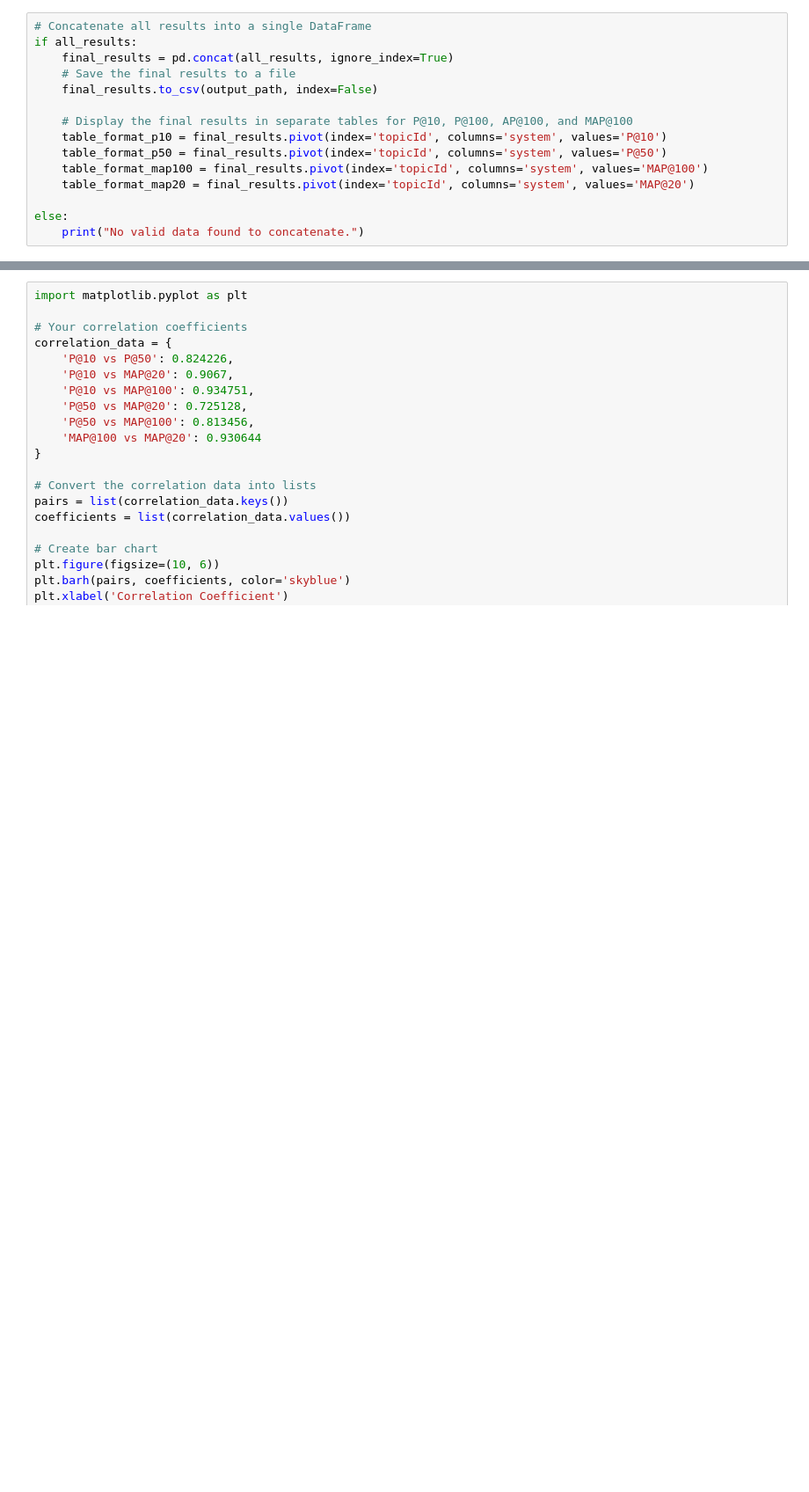
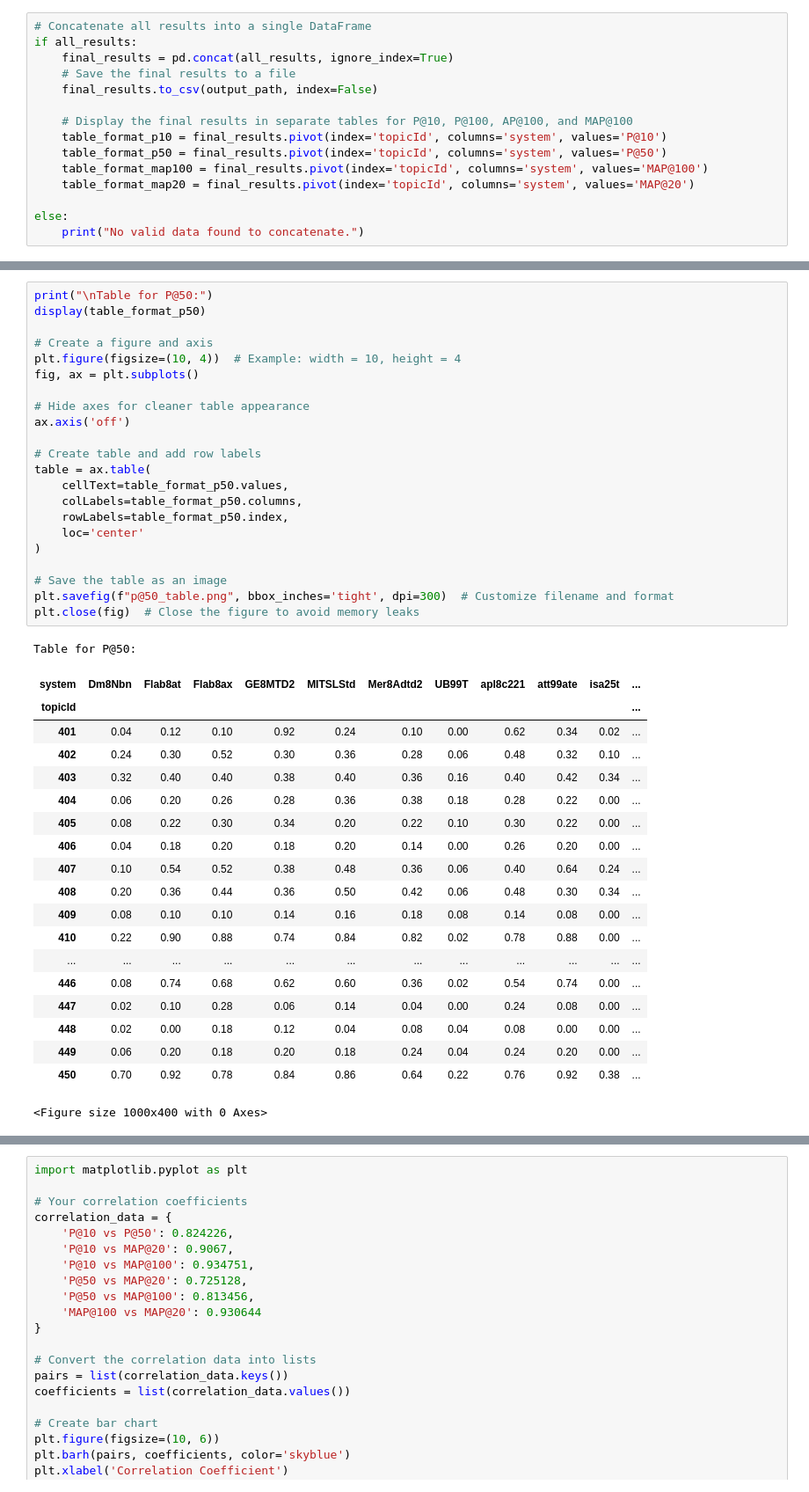
Before and after one commit to wnsyarina/IR, a Jupyter notebook: precisionAndMap.ipynb, the cells around one changed output, grey strips where cells are left out. Shown: that part at 88% size. Cells and saved outputs as stored; diff of their text form; blank space fills up the shorter version.

```diff
--- a/precisionAndMap.ipynb
+++ b/precisionAndMap.ipynb
@@ -189,0 +151,43 @@ topicId
+# %%
+print("\nTable for P@50:")
+display(table_format_p50)
+
+# Create a figure and axis
+plt.figure(figsize=(10, 4))  # Example: width = 10, height = 4
+fig, ax = plt.subplots()
+
+# Hide axes for cleaner table appearance
+ax.axis('off')
+
+# Create table and add row labels
+table = ax.table(
+    cellText=table_format_p50.values,
+    colLabels=table_format_p50.columns,
+    rowLabels=table_format_p50.index,
+    loc='center'
+)
+
+# Save the table as an image
+plt.savefig(f"p@50_table.png", bbox_inches='tight', dpi=300)  # Customize filename and format
+plt.close(fig)  # Close the figure to avoid memory leaks
+# %% [output]
+Table for P@50:
+| system | Dm8Nbn | Flab8at | Flab8ax | GE8MTD2 | MITSLStd | Mer8Adtd2 | UB99T | apl8c221 | att99ate | isa25t | ... |
+| topicId |  |  |  |  |  |  |  |  |  |  | ... |
+| 401 | 0.04 | 0.12 | 0.10 | 0.92 | 0.24 | 0.10 | 0.00 | 0.62 | 0.34 | 0.02 | ... |
+| 402 | 0.24 | 0.30 | 0.52 | 0.30 | 0.36 | 0.28 | 0.06 | 0.48 | 0.32 | 0.10 | ... |
+| 403 | 0.32 | 0.40 | 0.40 | 0.38 | 0.40 | 0.36 | 0.16 | 0.40 | 0.42 | 0.34 | ... |
+| 404 | 0.06 | 0.20 | 0.26 | 0.28 | 0.36 | 0.38 | 0.18 | 0.28 | 0.22 | 0.00 | ... |
+| 405 | 0.08 | 0.22 | 0.30 | 0.34 | 0.20 | 0.22 | 0.10 | 0.30 | 0.22 | 0.00 | ... |
+| 406 | 0.04 | 0.18 | 0.20 | 0.18 | 0.20 | 0.14 | 0.00 | 0.26 | 0.20 | 0.00 | ... |
+| 407 | 0.10 | 0.54 | 0.52 | 0.38 | 0.48 | 0.36 | 0.06 | 0.40 | 0.64 | 0.24 | ... |
+| 408 | 0.20 | 0.36 | 0.44 | 0.36 | 0.50 | 0.42 | 0.06 | 0.48 | 0.30 | 0.34 | ... |
+| 409 | 0.08 | 0.10 | 0.10 | 0.14 | 0.16 | 0.18 | 0.08 | 0.14 | 0.08 | 0.00 | ... |
+| 410 | 0.22 | 0.90 | 0.88 | 0.74 | 0.84 | 0.82 | 0.02 | 0.78 | 0.88 | 0.00 | ... |
+| ... | ... | ... | ... | ... | ... | ... | ... | ... | ... | ... | ... |
+| 446 | 0.08 | 0.74 | 0.68 | 0.62 | 0.60 | 0.36 | 0.02 | 0.54 | 0.74 | 0.00 | ... |
+| 447 | 0.02 | 0.10 | 0.28 | 0.06 | 0.14 | 0.04 | 0.00 | 0.24 | 0.08 | 0.00 | ... |
+| 448 | 0.02 | 0.00 | 0.18 | 0.12 | 0.04 | 0.08 | 0.04 | 0.08 | 0.00 | 0.00 | ... |
+| 449 | 0.06 | 0.20 | 0.18 | 0.20 | 0.18 | 0.24 | 0.04 | 0.24 | 0.20 | 0.00 | ... |
+| 450 | 0.70 | 0.92 | 0.78 | 0.84 | 0.86 | 0.64 | 0.22 | 0.76 | 0.92 | 0.38 | ... |
+<Figure size 1000x400 with 0 Axes>
```
Also changed, not shown: parts of 10 cells of this notebook, 4 other files.
